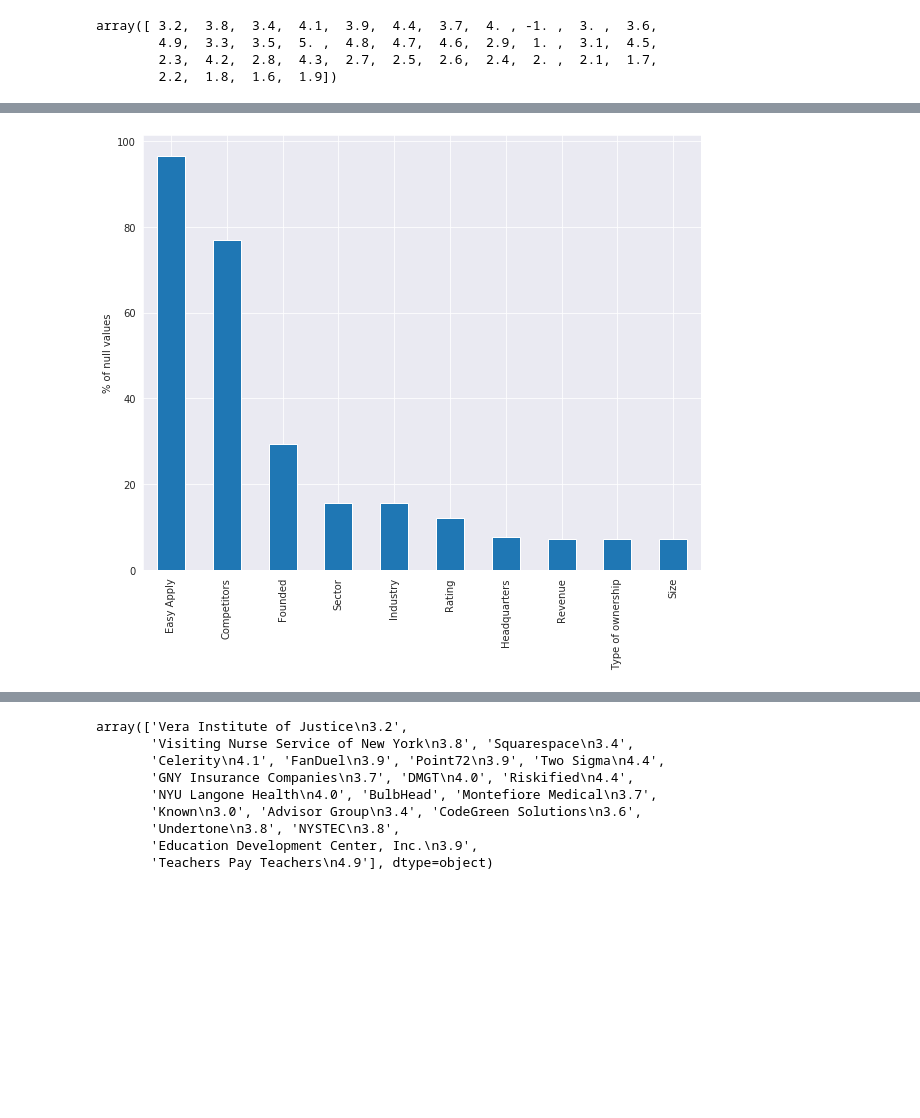
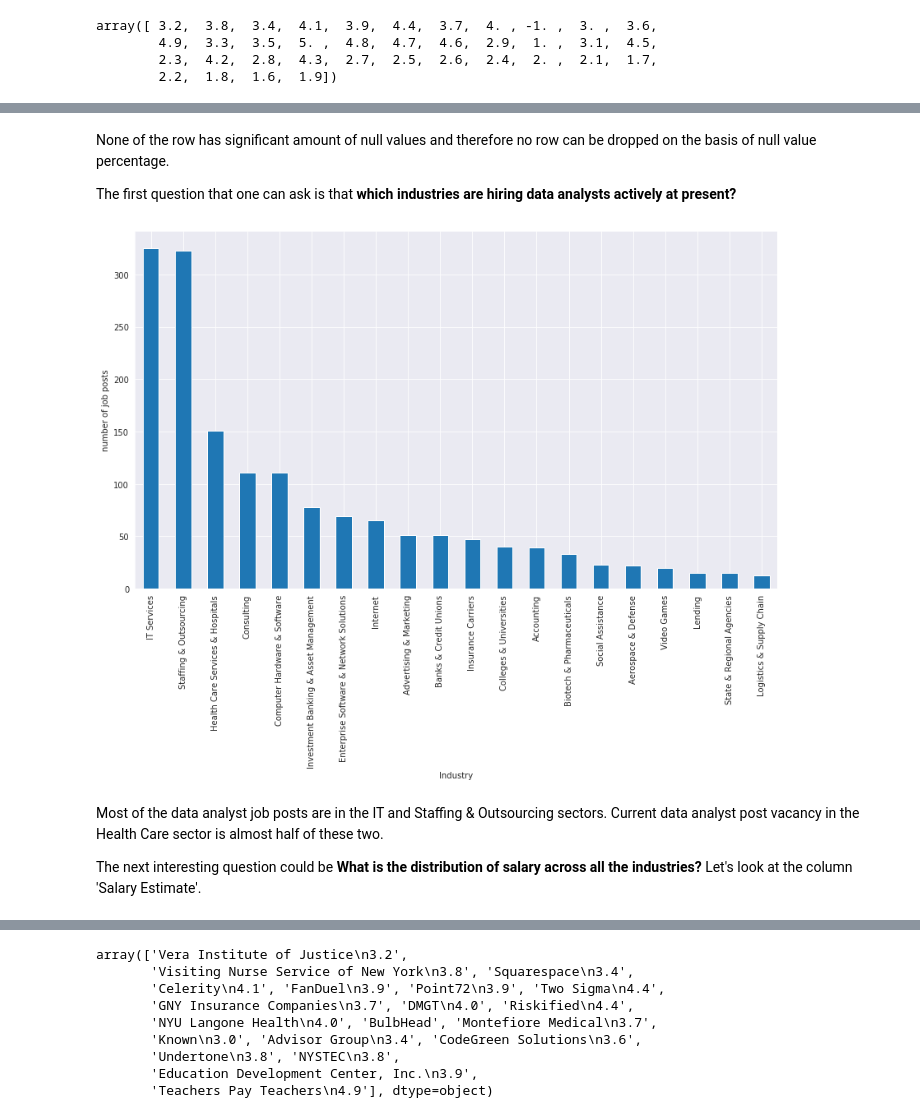
Before and after one commit to nabanitarimpi/Job-post-analysis, a Jupyter notebook: job_posting.ipynb, the cells around one changed output, grey strips where cells are left out. Saved outputs shown, nothing was run; the diff lists cells and outputs as text; code cells hidden in the pictures; blank space fills up the shorter version.

```diff
--- a/job_posting.ipynb
+++ b/job_posting.ipynb
@@ -174,5 +187,14 @@ null_percentage = df.isnull().sum().sort_values(ascending=False)/len(df)*100
+# %% [markdown]
+None of the row has significant amount of null values and therefore no row can be dropped on the basis of null value percentage.
+
+The first question that one can ask is that **which industries are hiring data analysts actively at present?**
 # %%
-null_percentage[null_percentage>0.1].plot(kind='bar', figsize=(10,8))
-plt.ylabel("% of null values");
+df['Industry'].value_counts()[:20].plot(kind='bar', figsize=(14,8))
+plt.xlabel("Industry")
+plt.ylabel("number of job posts");
 # %% [output]
-[figure, old version]
+[figure, new version]
+# %% [markdown]
+Most of the data analyst job posts are in the IT and Staffing & Outsourcing sectors. Current data analyst post vacancy in the Health Care sector is almost half of these two.
+
+The next interesting question could be **What is the distribution of salary across all the industries?** Let's look at the column 'Salary Estimate'.
```
Also changed, not shown: parts of 96 cells of this notebook.
